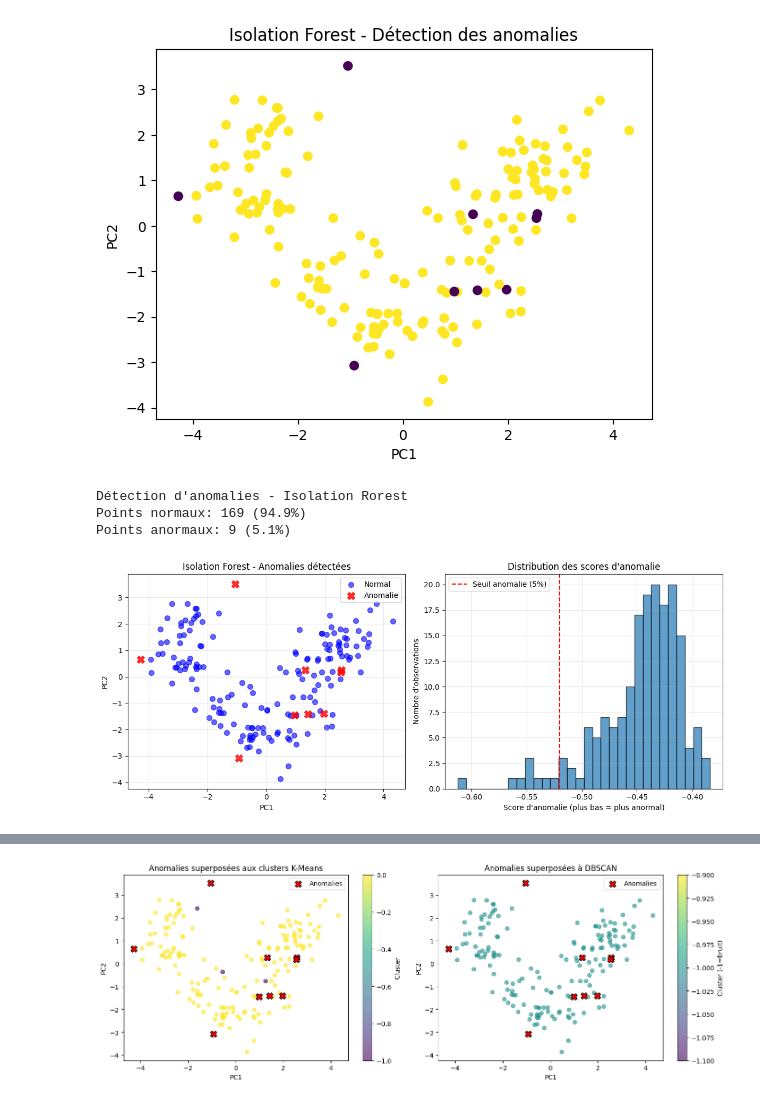
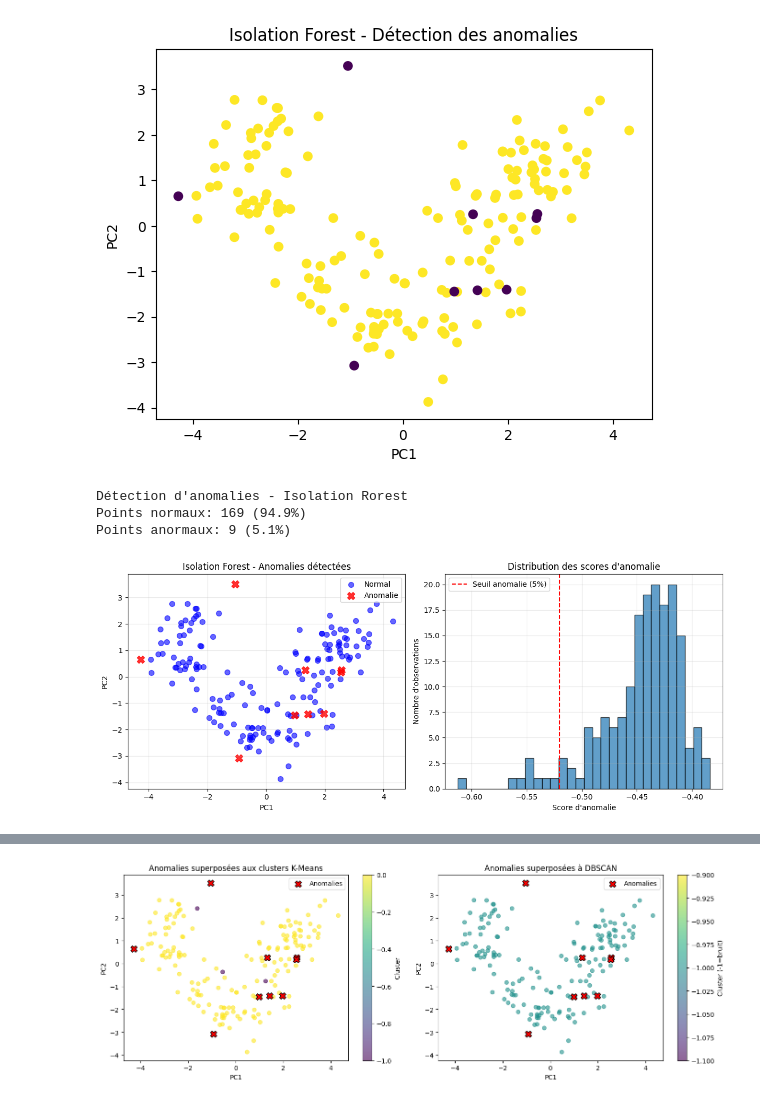
Before and after one commit to PETITLION/FRST_FDS_2025, a Jupyter notebook: TP_Wine_ML_NS_PETIOTE_L.ipynb, the cells around one changed output, grey strips where cells are left out. Drawn from its saved outputs; the diff is of its cells as text; code cells hidden in the pictures.

```diff
--- a/TP_Wine_ML_NS_PETIOTE_L.ipynb
+++ b/TP_Wine_ML_NS_PETIOTE_L.ipynb
@@ -481,14 +481,6 @@ unique, counts = np.unique(labels_iso, return_counts=True)
 
 print(dict(zip(unique, counts)))
 
-
-
-from sklearn.decomposition import PCA
-import matplotlib.pyplot as plt
-
-pca = PCA(n_components=2)
-X_pca = pca.fit_transform(X_scaled)
-
 plt.scatter(X_pca[:,0], X_pca[:,1], c=labels_iso)
 plt.title("Isolation Forest - Détection des anomalies")
 plt.xlabel("PC1")
@@ -522,32 +514,32 @@ plt.figure(figsize=(12, 5))
 
 # Sous-graphique 1: Points normaux vs anomalies
 plt.subplot(1, 2, 1)
 plt.scatter(X_pca[normaux, 0], X_pca[normaux, 1],
             c='blue', label='Normal', alpha=0.6, s=50)
 plt.scatter(X_pca[anomalies, 0], X_pca[anomalies, 1],
             c='red', label='Anomalie', alpha=0.8, s=100, marker='X')
 plt.xlabel('PC1')
 plt.ylabel('PC2')
 plt.title('Isolation Forest - Anomalies détectées')
 plt.legend()
 plt.grid(True, alpha=0.3)
 
 # Sous-graphique 2: Score d'anomalie
 plt.subplot(1, 2, 2)
 scores = iso_forest.score_samples(X_scaled)
 plt.hist(scores, bins=30, edgecolor='black', alpha=0.7)
 plt.axvline(x=np.percentile(scores, 5), color='red',
             linestyle='--', label='Seuil anomalie (5%)')
-plt.xlabel('Score d\'anomalie (plus bas = plus anormal)')
+plt.xlabel('Score d\'anomalie')
 plt.ylabel('Nombre d\'observations')
 plt.title('Distribution des scores d\'anomalie')
 plt.legend()
 plt.grid(True, alpha=0.3)
 
 plt.tight_layout()
 plt.show()
 # %% [output]
 Détection d'anomalies - Isolation Rorest
 Points normaux: 169 (94.9%)
 Points anormaux: 9 (5.1%)
-[figure, old version]
+[figure, new version]
```
Also changed, not shown: parts of 5 cells of this notebook.
